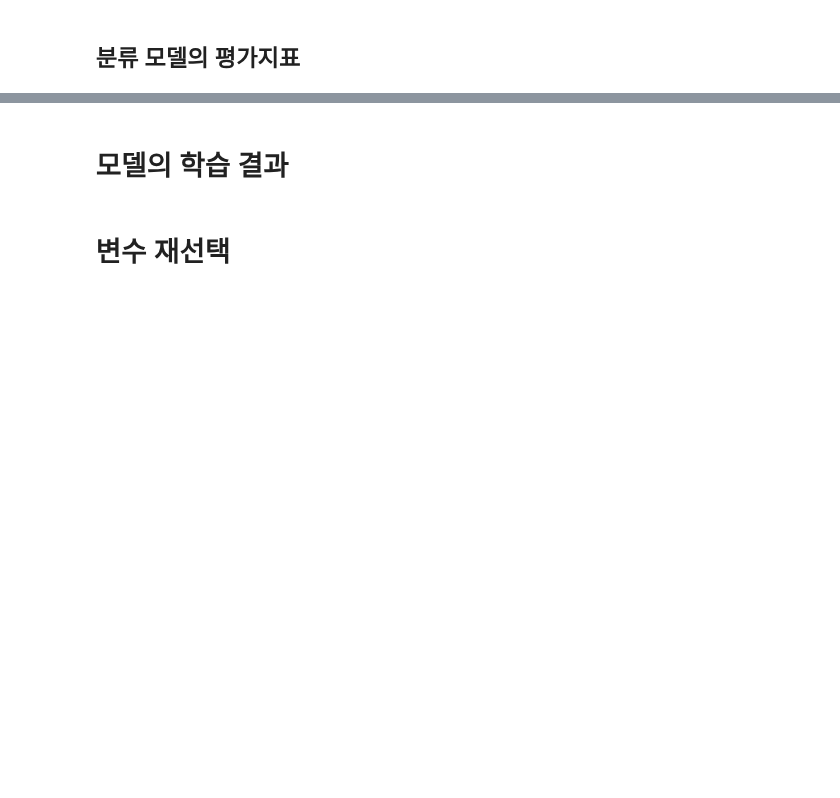
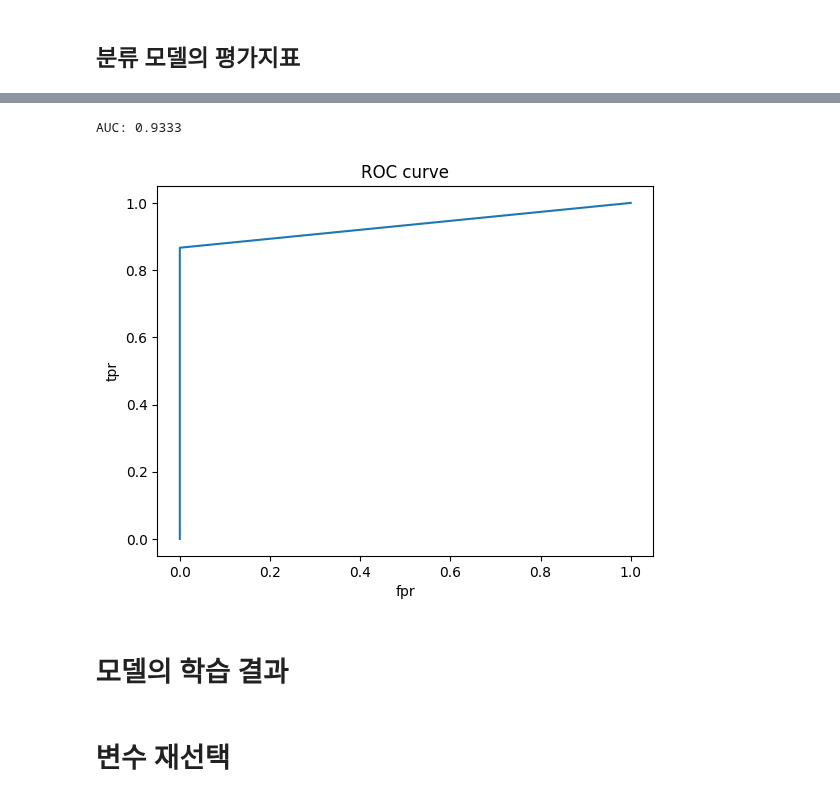
Before and after one commit to BrianK64/Microsoft_AI_School, a Jupyter notebook: Machine_Learning/Rocket_Launch_Prediction.ipynb, the cells around one changed output, grey strips where cells are left out. Drawn from its saved outputs; the diff is of its cells as text; code cells hidden in the pictures; blank space fills up the shorter version.

Commit message:
Decision Tree classifier model development and evaluation

```diff
--- a/Machine_Learning/Rocket_Launch_Prediction.ipynb
+++ b/Machine_Learning/Rocket_Launch_Prediction.ipynb
@@ -271,3 +312,6 @@ dtype: int64
 * Launched?
     * Y-->1
     * N-->0
+# %%
+y = y.map({"Y": 1, "N": 0})
+y.value_counts()
@@ -274,2 +323,11 @@ dtype: int64
 # %% [markdown]
 ## 독립변수 레이블인코딩
+# %%
+from sklearn.preprocessing import LabelEncoder
+encoder = LabelEncoder()
+
+obj_cols = X.select_dtypes(include = ["object"])
+for col in obj_cols:
+    X[col] = encoder.fit_transform(X[col])
+
+X.head()
@@ -277,3 +364,8 @@ dtype: int64
 # 모델링
 # %% [markdown]
 ## 훈련세트/테스트세트 분할
+# %%
+from sklearn.model_selection import train_test_split
+
+X_train, X_test, y_train, y_test = train_test_split(X, y, stratify=y)
+X_train.shape, X_test.shape, y_train.shape, y_test.shape
@@ -280,2 +374,7 @@ dtype: int64
 # %% [markdown]
 ## 모델 생성 및 훈련
+# %%
+from sklearn.tree import DecisionTreeClassifier
+
+model = DecisionTreeClassifier()
+model.fit(X_train, y_train)
@@ -290,3 +400,21 @@ dtype: int64
+# %%
+#ROC curve와 AUC
+from sklearn.metrics import roc_curve, roc_auc_score
+pred_prob = model.predict_proba(X_test)
+
+# ROC curve
+fpr, tpr, thresholds = roc_curve(y_test, pred_prob[:,1])
+plt.plot(fpr, tpr)
+plt.xlabel("fpr")
+plt.ylabel("tpr")
+plt.title("ROC curve")
+
+# AUC
+auc = roc_auc_score(y_test, pred_prob[:,1])
+print(f"AUC: {auc:.4f}")
+# %% [output]
+AUC: 0.9333
+[figure, added]
 # %% [markdown]
 # 모델의 학습 결과
 # %%
```
Also changed, not shown: parts of 11 cells of this notebook.
